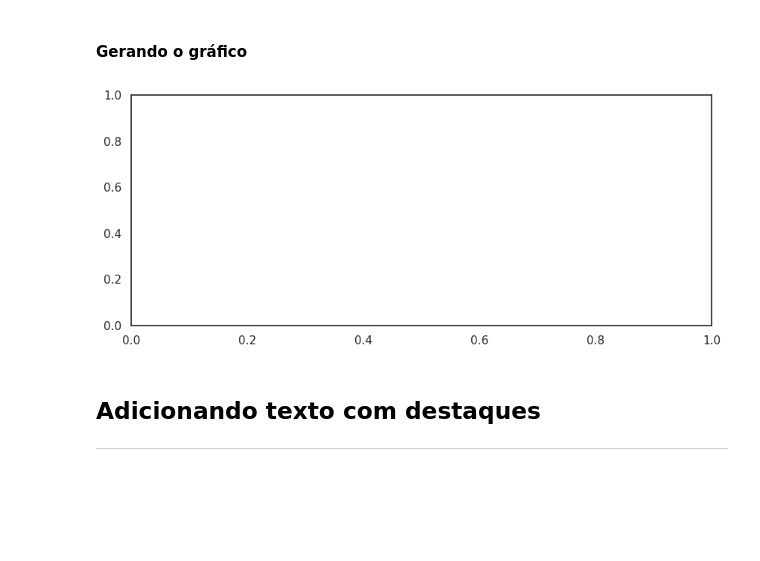
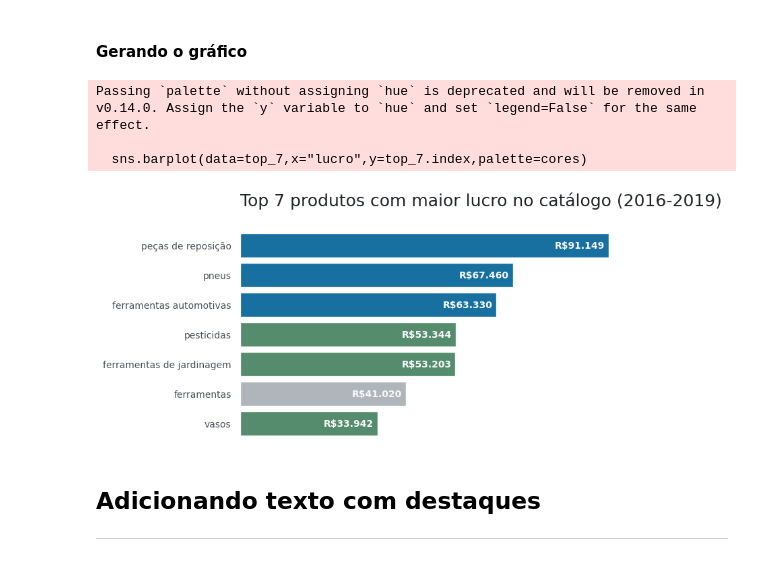
Before and after one commit to Lyanan85/In-GameSeries, a Jupyter notebook: Projeto+Inicial+_+Dataviz_+Gráficos.ipynb, the cells around one changed output. Saved outputs shown, nothing was run; the diff lists cells and outputs as text; code cells hidden in the pictures; blank space fills up the shorter version.

```diff
--- a/Projeto+Inicial+_+Dataviz_+Gráficos.ipynb
+++ b/Projeto+Inicial+_+Dataviz_+Gráficos.ipynb
@@ -305,10 +305,13 @@ Como sugestão, podemos testar essa técnica também com outros valores em nossa
 #### Tratando os dados para gerar a visualização
 # %%
 # Criando um df com os dados desejados
-
-
+top_lucro=vendas.copy()
+top_lucro=top_lucro[["tipo_produto","lucro"]]
+top_lucro
 # Agrupando os dados por tipo_produto, ordenando de maneira crescente pelo lucro e selecionando os 7 primeiros
-
-
+top_lucro=top_lucro.groupby(["tipo_produto"]).agg("sum").sort_values("lucro",ascending=False)
+top_lucro
+#top_7
+top_7=top_lucro[:7]
 top_7
 # %% [output]
@@ -316,43 +327,37 @@ NameError: name 'top_7' is not defined
 # %% [markdown]
 #### Gerando o gráfico
+# %%
+# Definindo a paleta de cores
+AZUL1, AZUL2, AZUL3, AZUL4, AZUL5 = '#03045e', '#0077b6', "#00b4d8", '#90e0ef', '#CDDBF3'
+CINZA1, CINZA2, CINZA3, CINZA4, CINZA5 = '#212529', '#495057', '#adb5bd', '#dee2e6', '#f8f9fa'
+VERMELHO1, LARANJA1, AMARELO1, VERDE1, VERDE2 = '#e76f51', '#f4a261',	'#e9c46a', '#4c956c', '#2a9d8f'
 # %%
-## Gerando a função para criar o gráfico de barras
+def grafico_top_7():
+  fig, ax = plt.subplots(figsize=(10,4))
+  fig.subplots_adjust(right=0.7)
 
-def grafico_top_7():
-  # Importando as bibliotecas
-  import matplotlib.pyplot as plt
-  import seaborn as sns
+  sns.set_theme(style="white")
+  cores=[AZUL2,AZUL2,AZUL2,VERDE1,VERDE1,CINZA3,VERDE1]
+  sns.barplot(data=top_7,x="lucro",y=top_7.index,palette=cores)
 
-  # Área do gráfico e tema da visualização
-  fig, ax = plt.subplots(figsize=(10,4))
-  ...
-  sns.set_theme(style="white")
+  ax.set_title("Top 7 produtos com maior lucro no catálogo (2016-2019)\n",fontsize=18,color=CINZA1,loc="left")
+  ax.set_xlabel("")
+  ax.set_ylabel("")
+  ax.set_xticklabels([])
+  ax.yaxis.set_tick_params(labelsize=10,labelcolor=CINZA2)
 
-  # Definindo as cores do gráfico
-
-
-  # Gerando o gráfico de colunas
-
-
-  # ## Personalizando o gráfico
-  # ax.set_title('Top 7 produtos com maior lucro no catálogo (2016-2019)\n', fontsize=18, color=CINZA1, loc='left')
-  # ax.set_xlabel('')
-  # ax.set_ylabel('')
-  # ax.set_xticklabels([])
-  # ax.yaxis.set_tick_params(labelsize=10, labelcolor = CINZA2)
-  # sns.despine(left = True, bottom = True)
-
-  # # Escrevendo os valores de cada barra no gráfico
-  # for i, valor in enumerate(top_7['lucro']):
-  #     qtd = f'R$ {valor:,.0f}'.replace(',','.')
-  #     offset = 1e3  # offset de 1.000
-  #     ax.text(valor - offset, i, qtd, color= CINZA5, fontsize=10, fontweight='bold', ha='right', va='center')
-
+  sns.despine(left=True,bottom=True)
+  for i, valor in enumerate(top_7["lucro"]):
+      qtd=f"R${valor:,.0f}".replace(",",".")
+      offset=1e3
+      ax.text(valor - offset, i, qtd, color= CINZA5, fontsize=10, fontweight='bold', ha='right', va='center')
   return ax
-
 ax = grafico_top_7()
 # %% [output]
+Passing `palette` without assigning `hue` is deprecated and will be removed in v0.14.0. Assign the `y` variable to `hue` and set `legend=False` for the same effect.
+
+  sns.barplot(data=top_7,x="lucro",y=top_7.index,palette=cores)
-[figure, old version]
+[figure, new version]
 # %% [markdown]
 ## **Adicionando texto com destaques**
 
```
Also changed, not shown: parts of 10 cells of this notebook.
